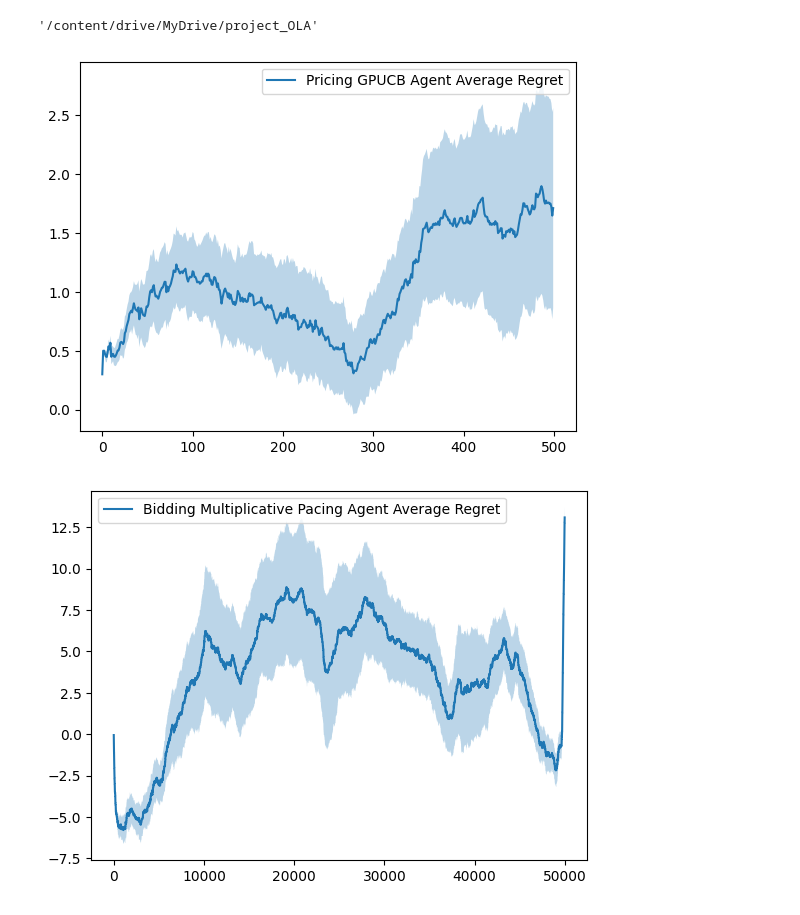
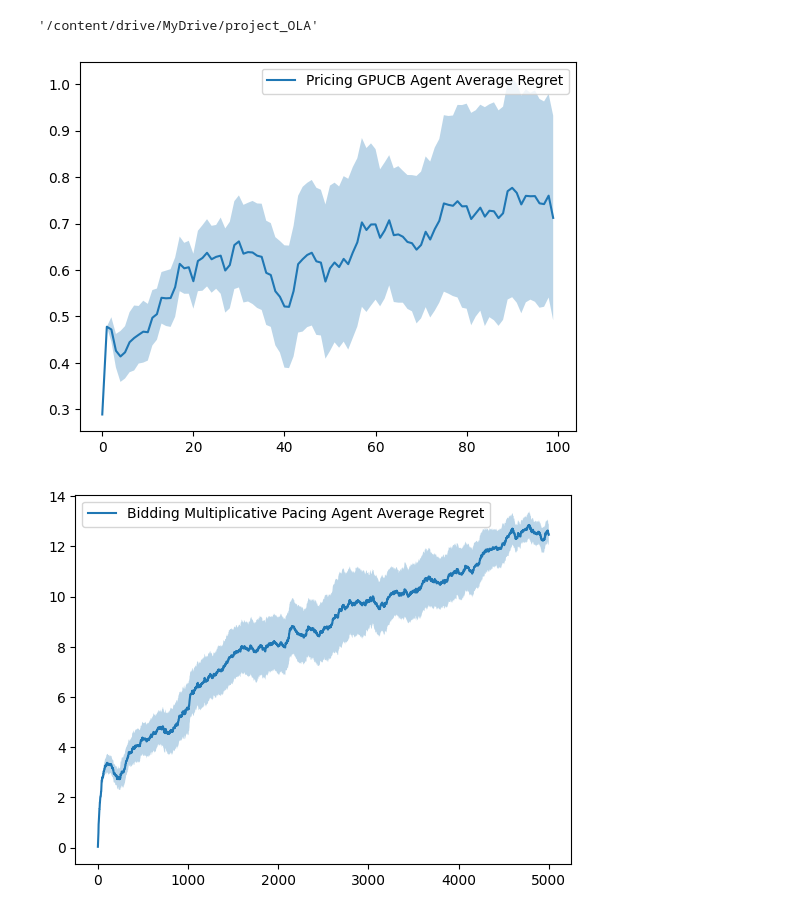
Before and after one commit to GabriFarace/OLA-project, a Jupyter notebook: simulations.ipynb, the cells around one changed output. Cells and saved outputs as stored; diff of their text form; code cells hidden in the pictures.

```diff
--- a/simulations.ipynb
+++ b/simulations.ipynb
@@ -16,27 +16,27 @@ os.getcwd()
 from requirement2 import *
 from requirement1 import *
 # %%
-n_days = 500
-users_per_day = [100 for i in range(n_days)] #20 users per day
+n_days = 100
+users_per_day = [50 for i in range(n_days)] #20 users per day
 ctrs = [1 for i in range(4)] # company + competitors
 lambdas = [1 for i in range(2)] # 2 slots
 budget = 1000
 product_cost = 0.1
 valuation = 1
 ucb_bidding_agent = False  #if true then the bidding agent is ucb-like, else it is multiplicative pacing
 
 n_trials = 10
 
 
 problem_params = {"n_days" : n_days, "users_per_day" : users_per_day, "ctrs" : ctrs, "lambdas" : lambdas,
                   "ucb_bidding_agent" : ucb_bidding_agent, "budget" : budget, "product_cost" : product_cost, "valuation" : valuation}
 
-set_seeds(200)
+set_seeds(10)
 req1 = Requirement1(problem_params, n_trials)
 req1.run()
 # %% [output]
-[figure, old version]
+[figure, new version]
-[figure, old version]
+[figure, new version]
 # %%
 req2 = Requirement2(problem_params, n_trials)
 req2.run()
```
Also changed, not shown: parts of 2 cells of this notebook, 1 other file.
